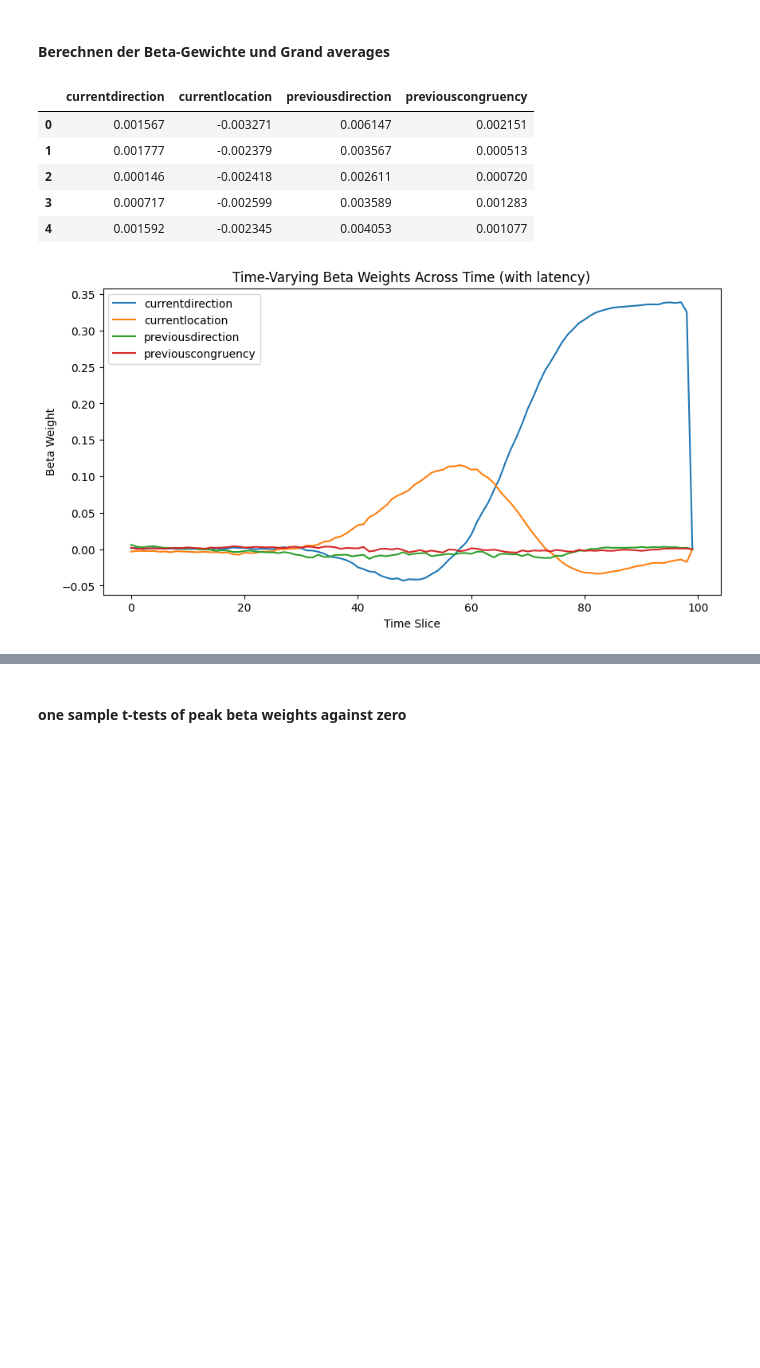
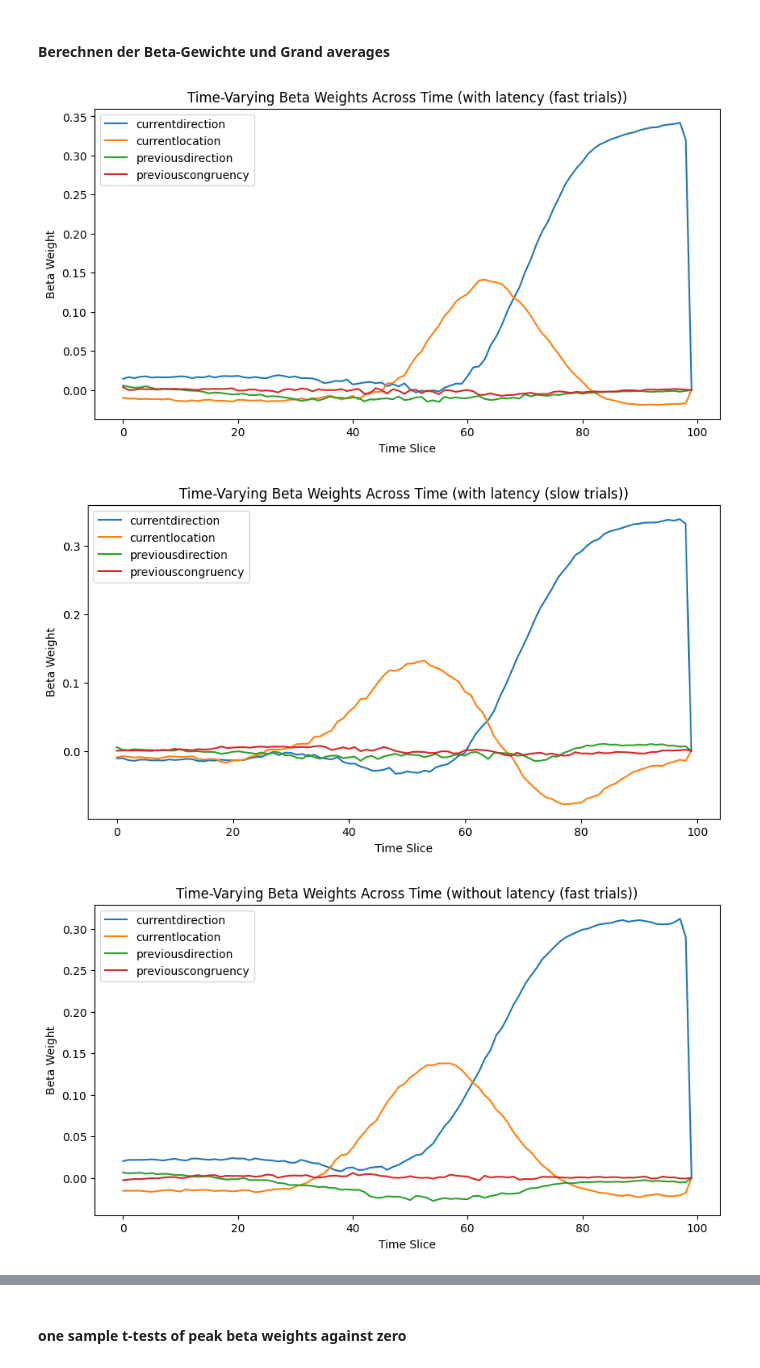
Before and after one commit to Michael1Mueller/continuousSimonTask, a Jupyter notebook: preprocessing.ipynb, the cells around one changed output, grey strips where cells are left out. Drawn from its saved outputs; the diff is of its cells as text; code cells hidden in the pictures; blank space fills up the shorter version.

Commit message:
split into bins for peak beta weights

```diff
--- a/preprocessing.ipynb
+++ b/preprocessing.ipynb
@@ -625,7 +625,7 @@ def get_beta_weights_per_participant(df):
 
     return beta_weights_per_participant
 
-def trajectory_angle_multiple_regression_part(df):
+def trajectory_angle_multiple_regression(df):
     beta_weights_per_participant = get_beta_weights_per_participant(df)
 
     beta_avg = np.mean(np.array(list(beta_weights_per_participant.values())), axis = 0)
@@ -633,30 +633,37 @@ def trajectory_angle_multiple_regression_part(df):
     beta_df = pd.DataFrame(beta_avg.T, columns=predictor_columns)
 
     return beta_df
-# %%
-beta_weights_per_participant_with_latency = get_beta_weights_per_participant(combined_with_latency_final_preprocessed)
-beta_weights_per_participant_no_latency = get_beta_weights_per_participant(combined_no_latency_final_preprocessed)
-
-beta_weights_with_latency = trajectory_angle_multiple_regression_part(combined_with_latency_final_preprocessed)
-beta_weights_no_latency = trajectory_angle_multiple_regression_part(combined_no_latency_final_preprocessed)
-
-beta_weights_with_latency.head()
-# %% [output]
-|  | currentdirection | currentlocation | previousdirection | previouscongruency |
-| 0 | 0.001567 | -0.003271 | 0.006147 | 0.002151 |
-| 1 | 0.001777 | -0.002379 | 0.003567 | 0.000513 |
-| 2 | 0.000146 | -0.002418 | 0.002611 | 0.000720 |
-| 3 | 0.000717 | -0.002599 | 0.003589 | 0.001283 |
-| 4 | 0.001592 | -0.002345 | 0.004053 | 0.001077 |
+# %%
+# Splitting into slow and fast bins
+combined_with_latency_fast = combined_with_latency_final_preprocessed[combined_with_latency_final_preprocessed["slow_trial"] == 0]
+combined_with_latency_slow = combined_with_latency_final_preprocessed[combined_with_latency_final_preprocessed["slow_trial"] == 1]
+
+combined_no_latency_fast = combined_no_latency_final_preprocessed[combined_no_latency_final_preprocessed["slow_trial"] == 0]
+combined_no_latency_slow = combined_no_latency_final_preprocessed[combined_no_latency_final_preprocessed["slow_trial"] == 1]
+# %%
+beta_weights_per_participant_with_latency_fast = get_beta_weights_per_participant(combined_with_latency_fast)
+beta_weights_per_participant_with_latency_slow = get_beta_weights_per_participant(combined_with_latency_slow)
+beta_weights_per_participant_no_latency_fast = get_beta_weights_per_participant(combined_no_latency_fast)
+beta_weights_per_participant_no_latency_slow = get_beta_weights_per_participant(combined_no_latency_slow)
+
+beta_weights_with_latency_fast = trajectory_angle_multiple_regression(combined_with_latency_fast)
+beta_weights_with_latency_slow = trajectory_angle_multiple_regression(combined_with_latency_slow)
+beta_weights_no_latency_fast = trajectory_angle_multiple_regression(combined_no_latency_fast)
+beta_weights_no_latency_slow = trajectory_angle_multiple_regression(combined_no_latency_slow)
+
+beta_weights_all = [{"weights": beta_weights_with_latency_fast, "label": "with latency (fast trials)"}, {"weights": beta_weights_with_latency_slow, "label": "with latency (slow trials)"},
+{"weights": beta_weights_no_latency_fast, "label": "without latency (fast trials)"}, {"weights": beta_weights_no_latency_slow, "label": "without latency (slow trials)"}]
 # %%
-plt.figure(figsize=(10, 5))
-for i in range(4):
-    plt.plot(beta_weights_with_latency.index, beta_weights_with_latency.iloc[:, i], label=f"{predictor_columns[i]}")
-
-plt.xlabel("Time Slice")
-plt.ylabel("Beta Weight")
-plt.legend()
-plt.title("Time-Varying Beta Weights Across Time (with latency)")
-plt.show()
+for beta_weights in beta_weights_all:
+    plt.figure(figsize=(10, 5))
+    for i in range(4):
+        plt.plot(beta_weights["weights"].index, beta_weights["weights"].iloc[:, i], label=f"{predictor_columns[i]}")
+    plt.xlabel("Time Slice")
+    plt.ylabel("Beta Weight")
+    plt.legend()
+    plt.title(f"Time-Varying Beta Weights Across Time ({beta_weights['label']})")
+    plt.show()
 # %% [output]
-[figure, old version]
+[figure, new version]
+[figure, added]
+[figure, added]
```
Also changed, not shown: parts of 14 cells of this notebook.
